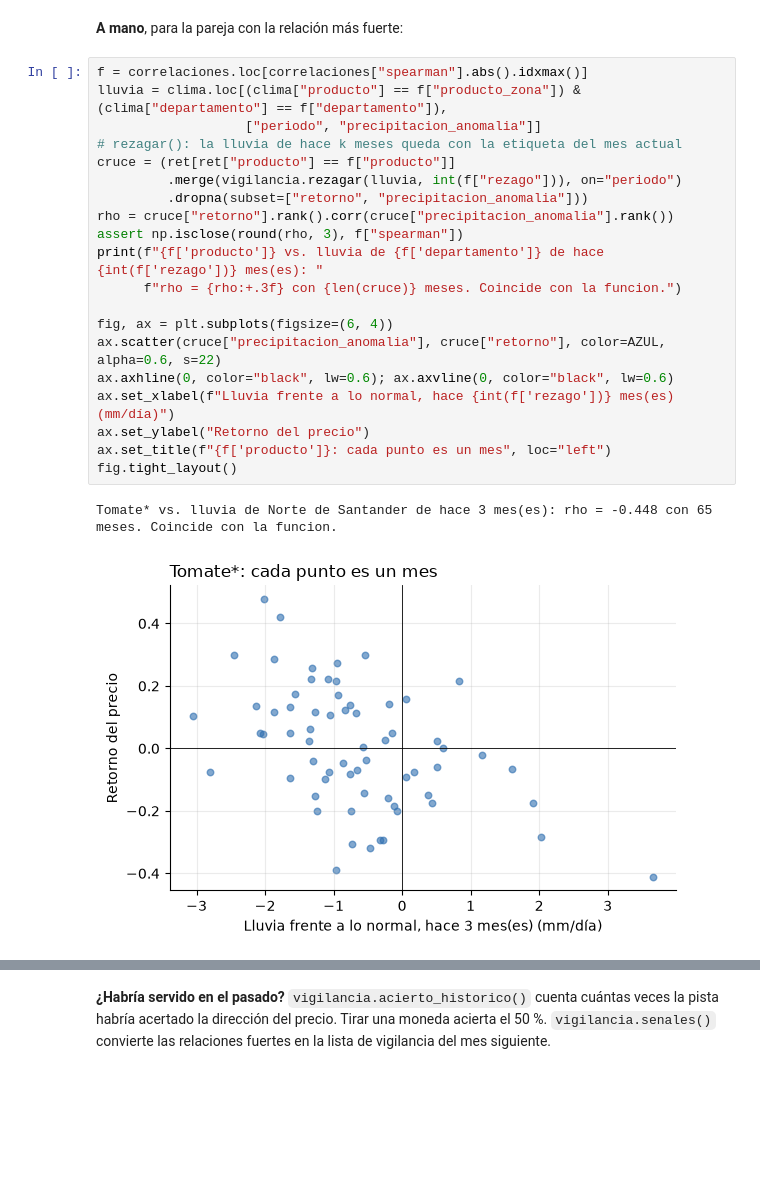
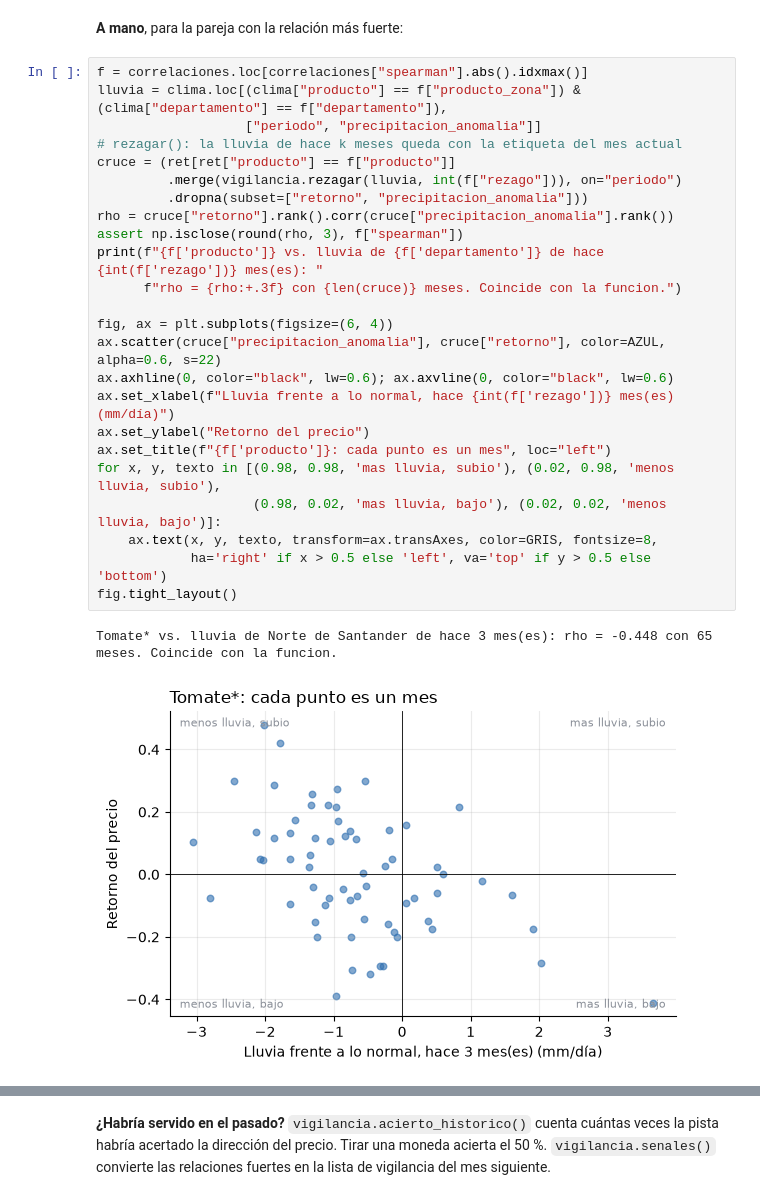
Before and after one commit to Luis-Vanegas/caso8-precios-agricolas, a Jupyter notebook: notebooks/calculos_paso_a_paso.ipynb, the cells around one changed output, grey strips where cells are left out. Cells and saved outputs as stored; diff of their text form; blank space fills up the shorter version.

```diff
--- a/notebooks/calculos_paso_a_paso.ipynb
+++ b/notebooks/calculos_paso_a_paso.ipynb
@@ -373,23 +495,27 @@ correlaciones.sort_values("spearman", key=abs, ascending=False).head(8)
 # %%
 f = correlaciones.loc[correlaciones["spearman"].abs().idxmax()]
 lluvia = clima.loc[(clima["producto"] == f["producto_zona"]) & (clima["departamento"] == f["departamento"]),
                    ["periodo", "precipitacion_anomalia"]]
 # rezagar(): la lluvia de hace k meses queda con la etiqueta del mes actual
 cruce = (ret[ret["producto"] == f["producto"]]
          .merge(vigilancia.rezagar(lluvia, int(f["rezago"])), on="periodo")
          .dropna(subset=["retorno", "precipitacion_anomalia"]))
 rho = cruce["retorno"].rank().corr(cruce["precipitacion_anomalia"].rank())
 assert np.isclose(round(rho, 3), f["spearman"])
 print(f"{f['producto']} vs. lluvia de {f['departamento']} de hace {int(f['rezago'])} mes(es): "
       f"rho = {rho:+.3f} con {len(cruce)} meses. Coincide con la funcion.")
 
 fig, ax = plt.subplots(figsize=(6, 4))
 ax.scatter(cruce["precipitacion_anomalia"], cruce["retorno"], color=AZUL, alpha=0.6, s=22)
 ax.axhline(0, color="black", lw=0.6); ax.axvline(0, color="black", lw=0.6)
 ax.set_xlabel(f"Lluvia frente a lo normal, hace {int(f['rezago'])} mes(es) (mm/día)")
 ax.set_ylabel("Retorno del precio")
 ax.set_title(f"{f['producto']}: cada punto es un mes", loc="left")
+for x, y, texto in [(0.98, 0.98, 'mas lluvia, subio'), (0.02, 0.98, 'menos lluvia, subio'),
+                    (0.98, 0.02, 'mas lluvia, bajo'), (0.02, 0.02, 'menos lluvia, bajo')]:
+    ax.text(x, y, texto, transform=ax.transAxes, color=GRIS, fontsize=8,
+            ha='right' if x > 0.5 else 'left', va='top' if y > 0.5 else 'bottom')
 fig.tight_layout()
 # %% [output]
 Tomate* vs. lluvia de Norte de Santander de hace 3 mes(es): rho = -0.448 con 65 meses. Coincide con la funcion.
-[figure, old version]
+[figure, new version]
```
Also changed, not shown: parts of 22 cells of this notebook.
